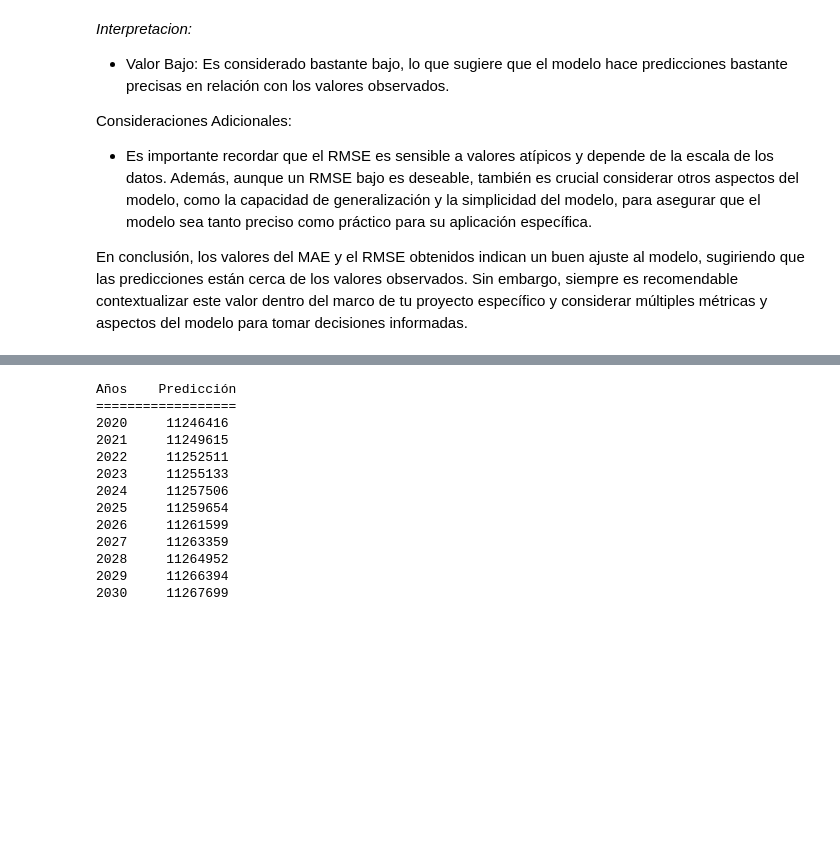
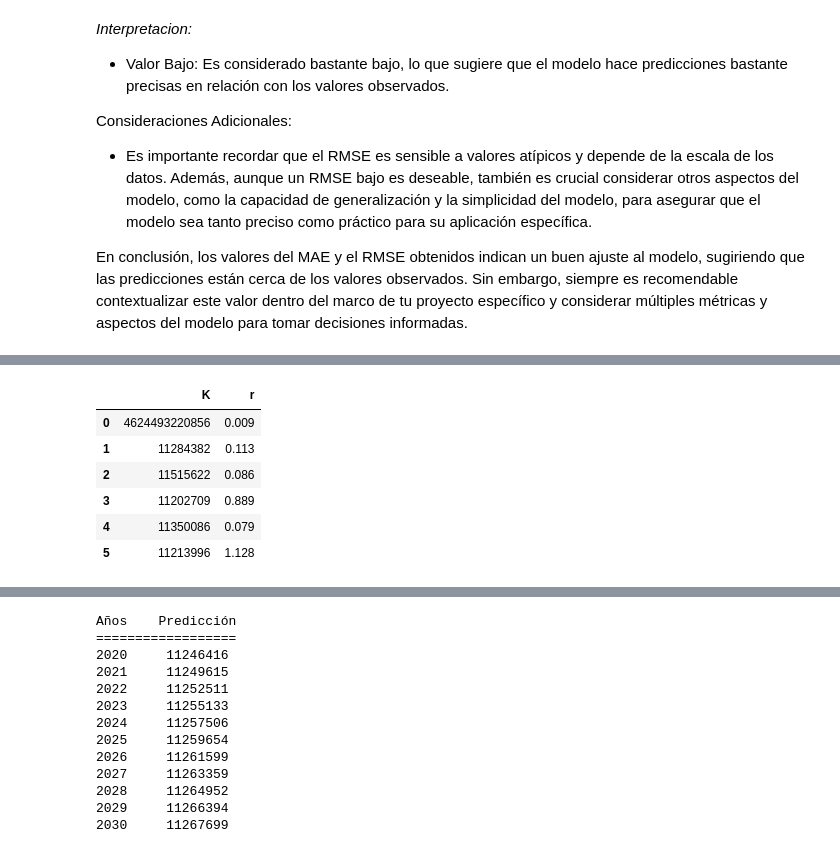
Before and after one commit to LFrench03/Modelo-de-Crecimiento-Poblacional, a Jupyter notebook: modelo.ipynb, the cells around one changed output, grey strips where cells are left out. Cells and saved outputs as stored; diff of their text form; code cells hidden in the pictures; blank space fills up the shorter version.

```diff
--- a/modelo.ipynb
+++ b/modelo.ipynb
@@ -187,0 +292,10 @@ En conclusión, los valores del MAE y el RMSE obtenidos indican un buen ajuste a
+# %%
+df_6.head(6)
+# %% [output]
+|  | K | r |
+| 0 | 4624493220856 | 0.009 |
+| 1 | 11284382 | 0.113 |
+| 2 | 11515622 | 0.086 |
+| 3 | 11202709 | 0.889 |
+| 4 | 11350086 | 0.079 |
+| 5 | 11213996 | 1.128 |
```
Also changed, not shown: parts of 18 cells of this notebook.
